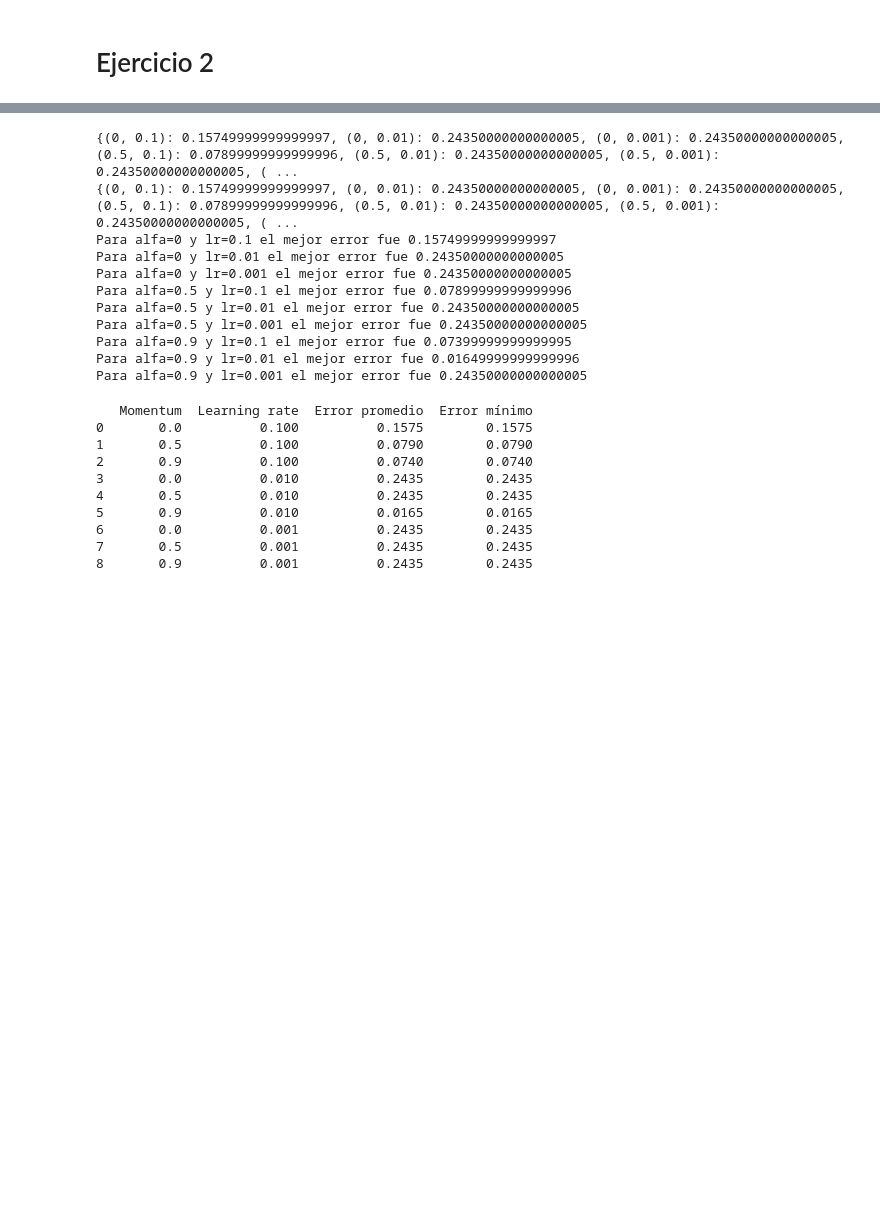
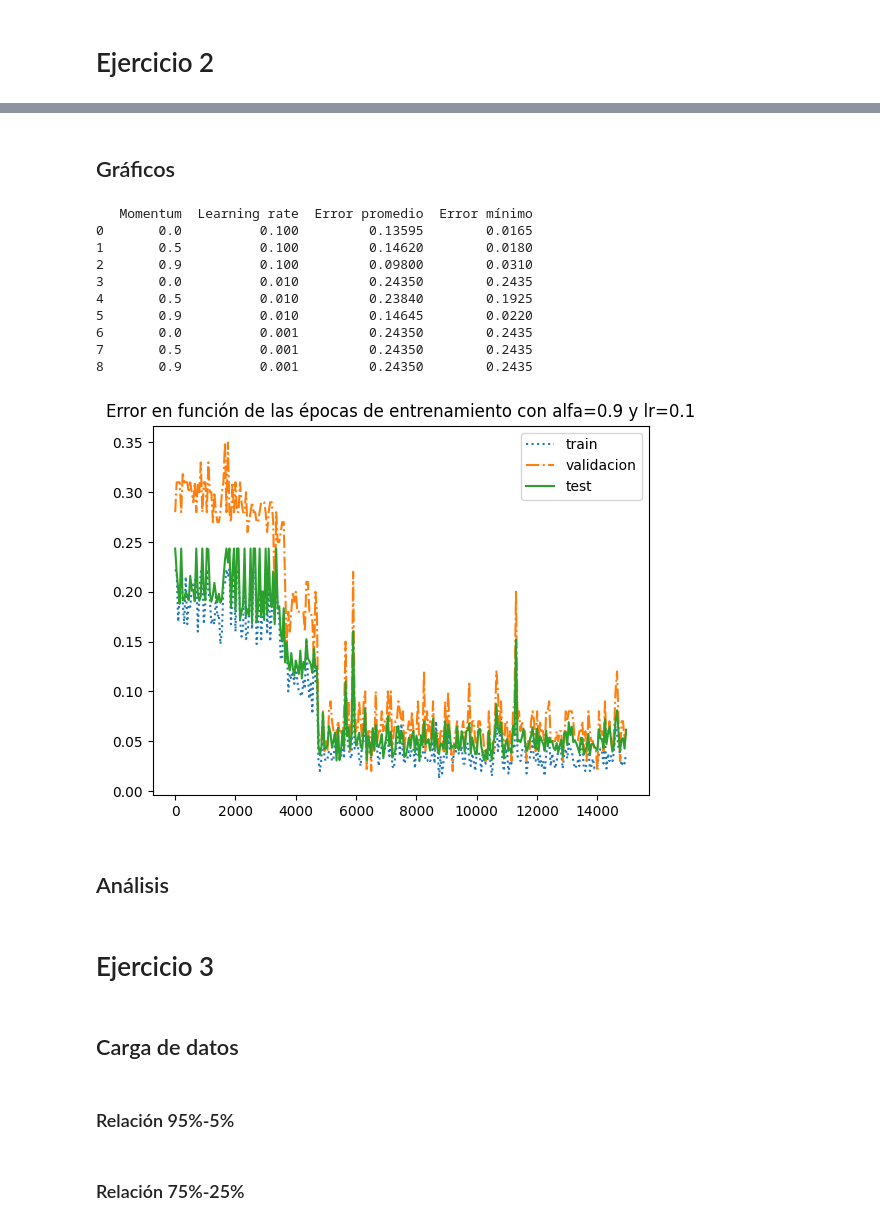
Before and after one commit to LautaroCerruti/ML-IAA-2024, a Jupyter notebook: TP2/TP2.ipynb, the cells around one changed output, grey strips where cells are left out. Drawn from its saved outputs; the diff is of its cells as text; code cells hidden in the pictures; blank space fills up the shorter version.

```diff
--- a/TP2/TP2.ipynb
+++ b/TP2/TP2.ipynb
@@ -49,14 +49,14 @@ def entrenar_red(red, evaluaciones, X_train, y_train, X_val, y_val, X_test, y_te
 
     return best_red, error_train, error_val, error_test
 # %%
-def cargar_csv(path, xcols=2):
+def cargar_csv(path, xcols=2, delim_whitespace=False):
     """
     Argumentos:
       path (str): ruta al archivo csv a cargar
       xcols (int): cantidad de columnas que representan las entradas,
         la columna restante representara la clase o dato de salida
     """
-    df = pd.read_csv(path, header=None)
+    df = pd.read_csv(path, delim_whitespace=delim_whitespace, header=None)
     X = df.loc[:, 0:(xcols-1)]
     y = df.loc[:, xcols]
     return X,y
@@ -203,6 +205,6 @@ for k, v in redes.items():
 # %%
-X_data_aux, y_data_aux = cargar_csv("./dos_elipses.data", 2)
-X_test, y_test = cargar_csv("./dos_elipses.test", 2)
+X_data_aux, y_data_aux = cargar_csv("./data/dos_elipses.data", 2)
+X_test, y_test = cargar_csv("./data/dos_elipses.test", 2)
 
 X_data, _, y_data, _ = train_test_split(X_data_aux, y_data_aux, test_size = 0.5)
 X_train, X_val, y_train, y_val = train_test_split(X_data, y_data, test_size = 0.2)
@@ -214,7 +216,7 @@ N2 = 6
 
 momentums = [0, 0.5, 0.9]
 learnings = [0.1, 0.01, 0.001]
-trys = 1
+trys = 10
 # %%
 redes_sum = {}
 redes_avg = {}
@@ -240,25 +242,15 @@ for alfa in momentums:
                 best_redes[(alfa, lr)] = {'best_error': best_error, 'best_red': best_red, 'error_train': error_train, 'error_val': error_val, 'error_test': error_test}
 
         redes_avg[(alfa, lr)] = redes_sum[(alfa, lr)] / trys
-# %%
-print(redes_sum)
-print(redes_avg)
-for k, v in best_redes.items():
-    print(f'Para alfa={k[0]} y lr={k[1]} el mejor error fue {v["best_error"]}')
-# %% [output]
-{(0, 0.1): 0.15749999999999997, (0, 0.01): 0.24350000000000005, (0, 0.001): 0.24350000000000005, (0.5, 0.1): 0.07899999999999996, (0.5, 0.01): 0.24350000000000005, (0.5, 0.001): 0.24350000000000005, ( ...
-{(0, 0.1): 0.15749999999999997, (0, 0.01): 0.24350000000000005, (0, 0.001): 0.24350000000000005, (0.5, 0.1): 0.07899999999999996, (0.5, 0.01): 0.24350000000000005, (0.5, 0.001): 0.24350000000000005, ( ...
-Para alfa=0 y lr=0.1 el mejor error fue 0.15749999999999997
-Para alfa=0 y lr=0.01 el mejor error fue 0.24350000000000005
-Para alfa=0 y lr=0.001 el mejor error fue 0.24350000000000005
-Para alfa=0.5 y lr=0.1 el mejor error fue 0.07899999999999996
-Para alfa=0.5 y lr=0.01 el mejor error fue 0.24350000000000005
-Para alfa=0.5 y lr=0.001 el mejor error fue 0.24350000000000005
-Para alfa=0.9 y lr=0.1 el mejor error fue 0.07399999999999995
-Para alfa=0.9 y lr=0.01 el mejor error fue 0.01649999999999996
-Para alfa=0.9 y lr=0.001 el mejor error fue 0.24350000000000005
+# %% [markdown]
+## Gráficos
 # %%
 data = {'Momentum': [], 'Learning rate': [], 'Error promedio': [], 'Error mínimo': []}
+
+lowest_avg = 1.0
+best_red = None
+best_red_alfa = None
+best_red_lr = None
 
 for lr in learnings:
     for alfa in momentums:
@@ -266,17 +258,38 @@ for lr in learnings:
         data['Learning rate'].append(lr)
         data['Error promedio'].append(redes_avg[(alfa, lr)])
         data['Error mínimo'].append(best_redes[(alfa, lr)]['best_error'])
+        if redes_avg[(alfa, lr)] < lowest_avg:
+            lowest_avg = redes_avg[(alfa, lr)]
+            best_red = best_redes[(alfa, lr)]
+            best_red_alfa = alfa
+            best_red_lr = lr
 
 df = pd.DataFrame(data)
 print(df)
 # %% [output]
    Momentum  Learning rate  Error promedio  Error mínimo
-0       0.0          0.100          0.1575        0.1575
-1       0.5          0.100          0.0790        0.0790
-2       0.9          0.100          0.0740        0.0740
-3       0.0          0.010          0.2435        0.2435
-4       0.5          0.010          0.2435        0.2435
-5       0.9          0.010          0.0165        0.0165
-6       0.0          0.001          0.2435        0.2435
-7       0.5          0.001          0.2435        0.2435
-8       0.9          0.001          0.2435        0.2435
+0       0.0          0.100         0.13595        0.0165
+1       0.5          0.100         0.14620        0.0180
+2       0.9          0.100         0.09800        0.0310
+3       0.0          0.010         0.24350        0.2435
+4       0.5          0.010         0.23840        0.1925
+5       0.9          0.010         0.14645        0.0220
+6       0.0          0.001         0.24350        0.2435
+7       0.5          0.001         0.24350        0.2435
+8       0.9          0.001         0.24350        0.2435
+# %%
+rango = np.array(range(evaluaciones)) * epocas_por_entrenamiento
+plt.plot(rango, best_red['error_train'], label="train", linestyle=":")
+plt.plot(rango, best_red['error_val'], label="validacion", linestyle="-.")
+plt.plot(rango, best_red['error_test'], label="test", linestyle="-")
+plt.title(f'Error en función de las épocas de entrenamiento con alfa={best_red_alfa} y lr={best_red_lr}')
+plt.legend()
+plt.show()
+# %% [output]
+[figure, added]
+# %% [markdown]
+## Análisis
+# %% [markdown]
+# Ejercicio 3
+# %% [markdown]
+## Carga de datos
@@ -282,0 +310,2 @@ print(df)
+# %% [markdown]
+### Relación 95%-5%
@@ -282,0 +320,2 @@ print(df)
+# %% [markdown]
+### Relación 75%-25%
```
Also changed, not shown: parts of 9 cells of this notebook, 4 other files.
